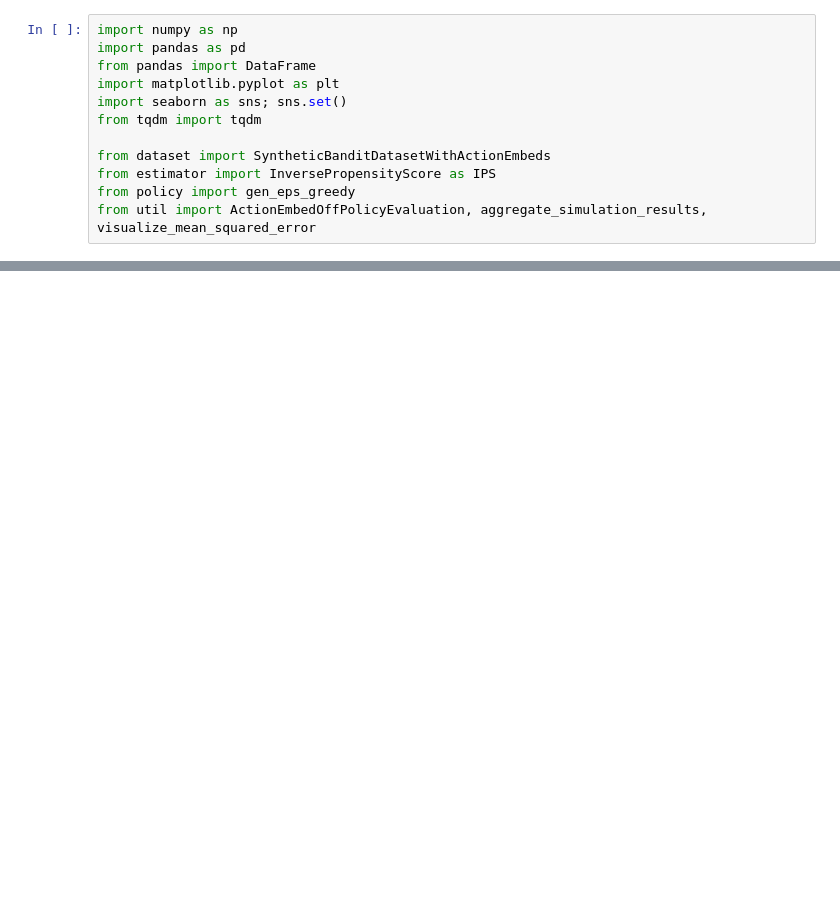
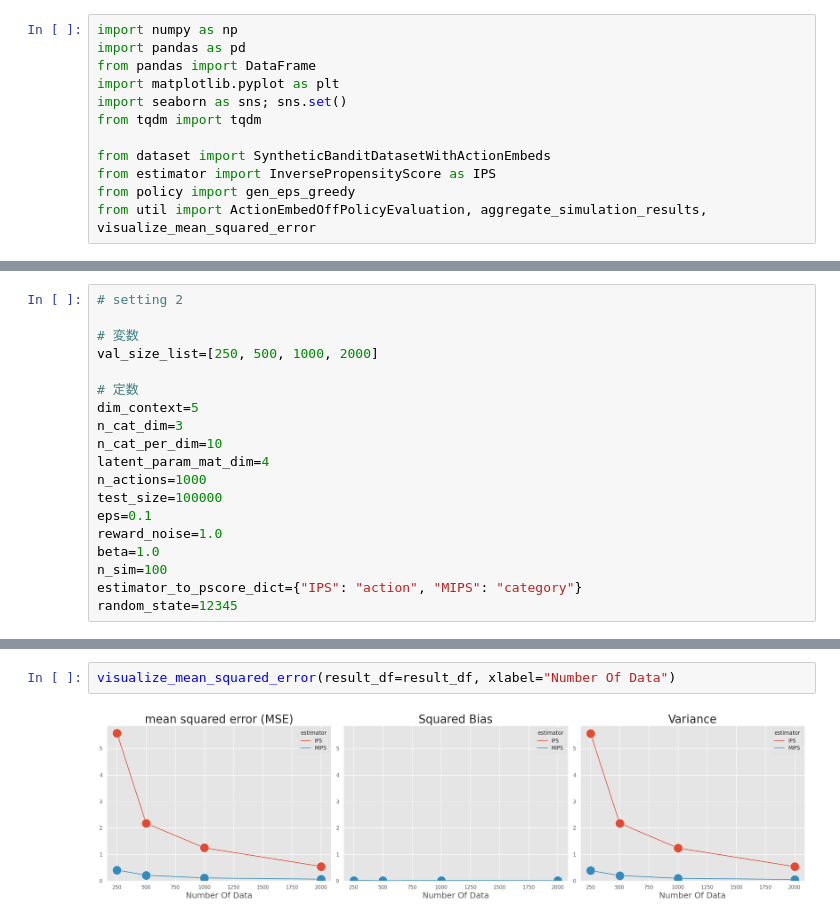
Before and after one commit to tatsuki1107/cfml_tutorial, a Jupyter notebook: action_embed/mips.ipynb, the cells around one changed output, grey strips where cells are left out. Saved outputs shown, nothing was run; the diff lists cells and outputs as text; blank space fills up the shorter version.

```diff
--- a/action_embed/mips.ipynb
+++ b/action_embed/mips.ipynb
@@ -105,0 +95,19 @@ visualize_mean_squared_error(result_df=result_df, xlabel="Number Of Actions")
+# %%
+# setting 2
+
+# 変数
+val_size_list=[250, 500, 1000, 2000]
+
+# 定数
+dim_context=5
+n_cat_dim=3
+n_cat_per_dim=10
+latent_param_mat_dim=4
+n_actions=1000
+test_size=100000
+eps=0.1
+reward_noise=1.0
+beta=1.0
+n_sim=100
+estimator_to_pscore_dict={"IPS": "action", "MIPS": "category"}
+random_state=12345
@@ -105,0 +174,4 @@ visualize_mean_squared_error(result_df=result_df, xlabel="Number Of Actions")
+# %%
+visualize_mean_squared_error(result_df=result_df, xlabel="Number Of Data")
+# %% [output]
+[figure, added]
```
Also changed, not shown: parts of 7 cells of this notebook, 4 other files.
